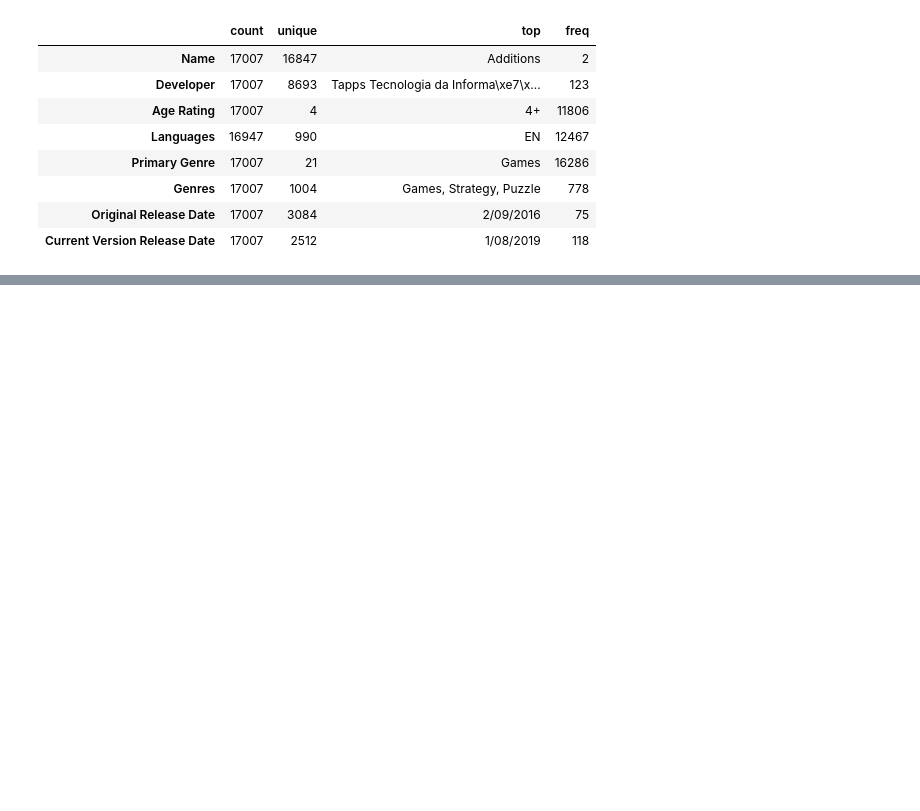
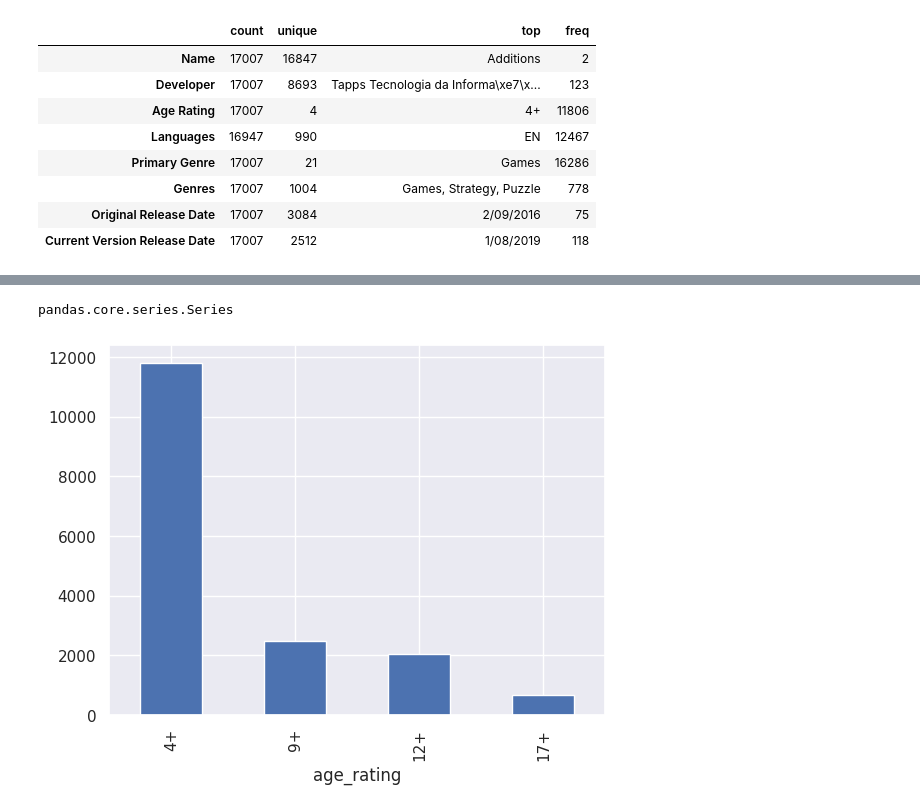
Before and after one commit to piaseckazaneta/data-science-bootcamp, a Jupyter notebook: appstore_data.ipynb, the cells around one changed output, grey strips where cells are left out. Drawn from its saved outputs; the diff is of its cells as text; code cells hidden in the pictures; blank space fills up the shorter version.

```diff
--- a/appstore_data.ipynb
+++ b/appstore_data.ipynb
@@ -132,0 +203,13 @@ df.head().T
+# %%
+# Stworzymy teraz wykres korzystając z pandas
+
+type(df.age_rating.value_counts()) #obiekt typu Series
+# %% [output]
+pandas.core.series.Series
+# %%
+import seaborn as sns
+sns.set()
+
+_ = df.age_rating.value_counts().plot(kind="bar") #wykres słupkowy
+# %% [output]
+[figure, added]
```
Also changed, not shown: parts of 19 cells of this notebook.
